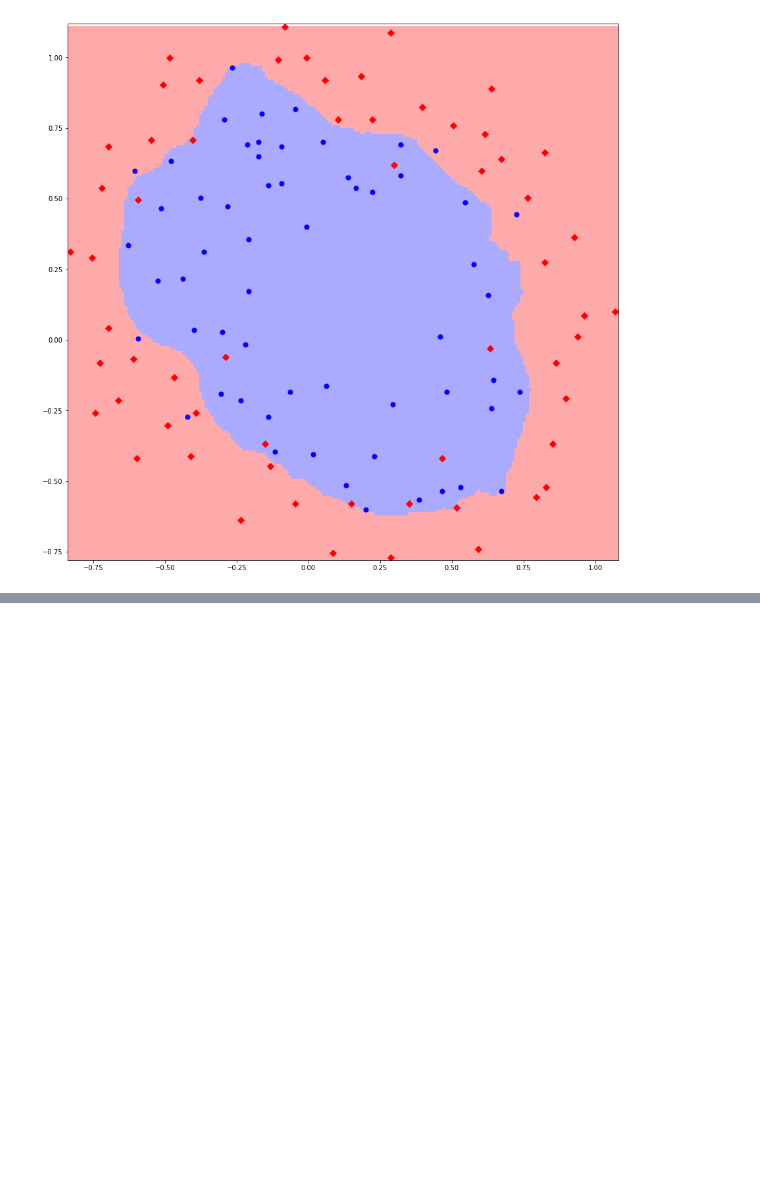
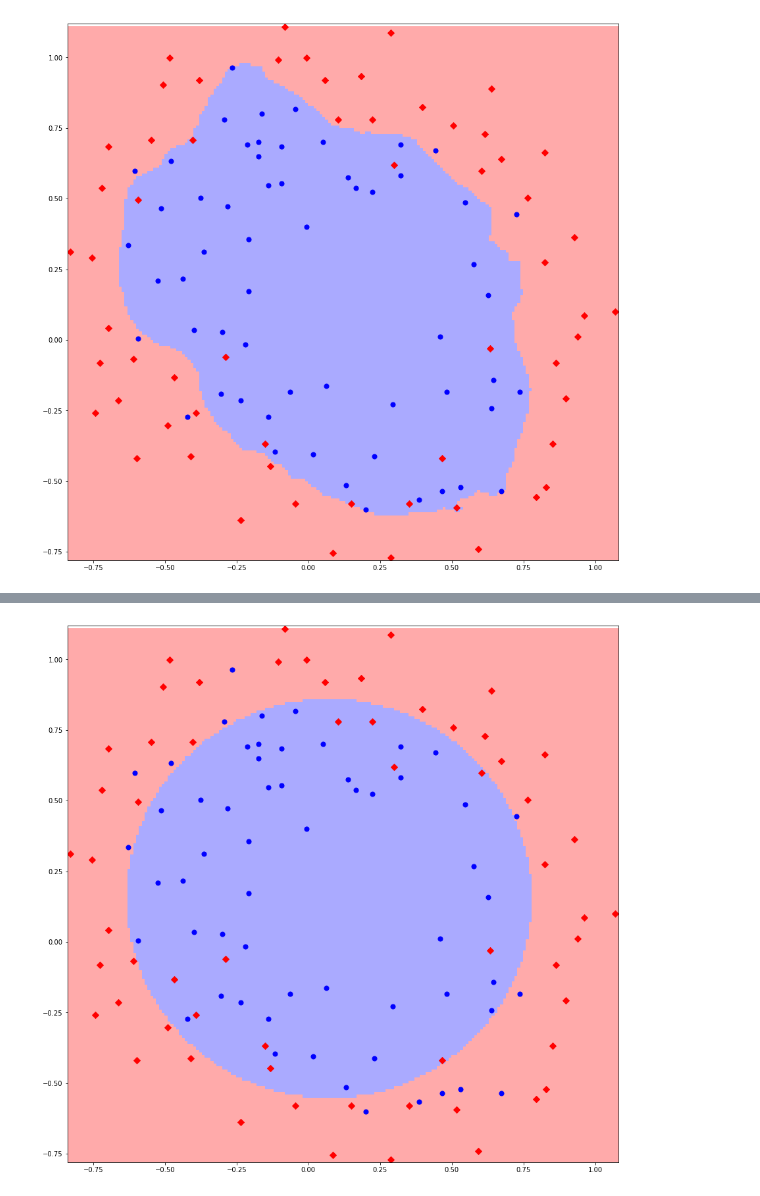
Before and after one commit to artemohanjanyan/ml-hw, a Jupyter notebook: SVM/SVM.ipynb, the cells around one changed output, grey strips where cells are left out. Saved outputs shown, nothing was run; the diff lists cells and outputs as text; code cells hidden in the pictures; blank space fills up the shorter version.

```diff
--- a/SVM/SVM.ipynb
+++ b/SVM/SVM.ipynb
@@ -15,7 +16,10 @@ from functools import partial
 data = pd.read_csv("chips.txt", header = None)
 
 X = data.values[:,:2]
+X[:, 0] = X[:, 0]
 Y = data.values[:,2]
+
+eps = 1e-8
 
 np.random.seed(0)
 block_n = 10
@@ -262,0 +315,7 @@ d.plot()
+# %%
+def kern(x, y):
+#     return 2.7182818284590452354 ** (- (np.linalg.norm(x - y) ** 2) * 22)
+    return np.dot(x, y)  + (np.linalg.norm(x) ** 2) * (np.linalg.norm(y) ** 2)
+k = 1
+d = Demonstrator(x_min * k, y_min * k, x_max * k, y_max * k, step * k, svnClassifier(kern, 10))
+d.prepare(X, Y)
@@ -262,0 +340,4 @@ d.plot()
+# %%
+d.plot()
+# %% [output]
+[figure, added]
```
Also changed, not shown: parts of 3 cells of this notebook.
